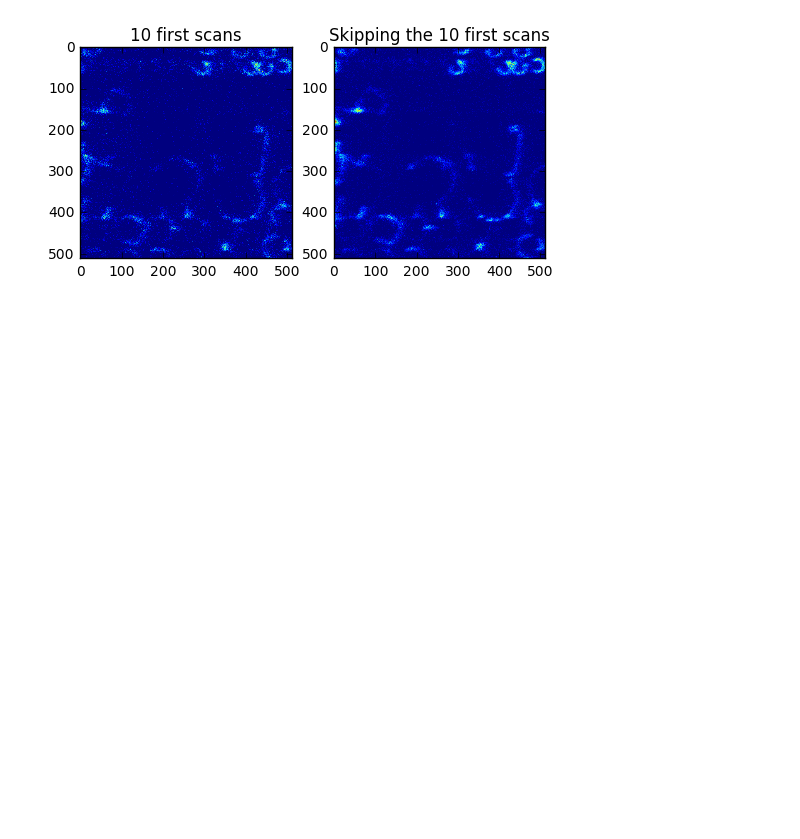
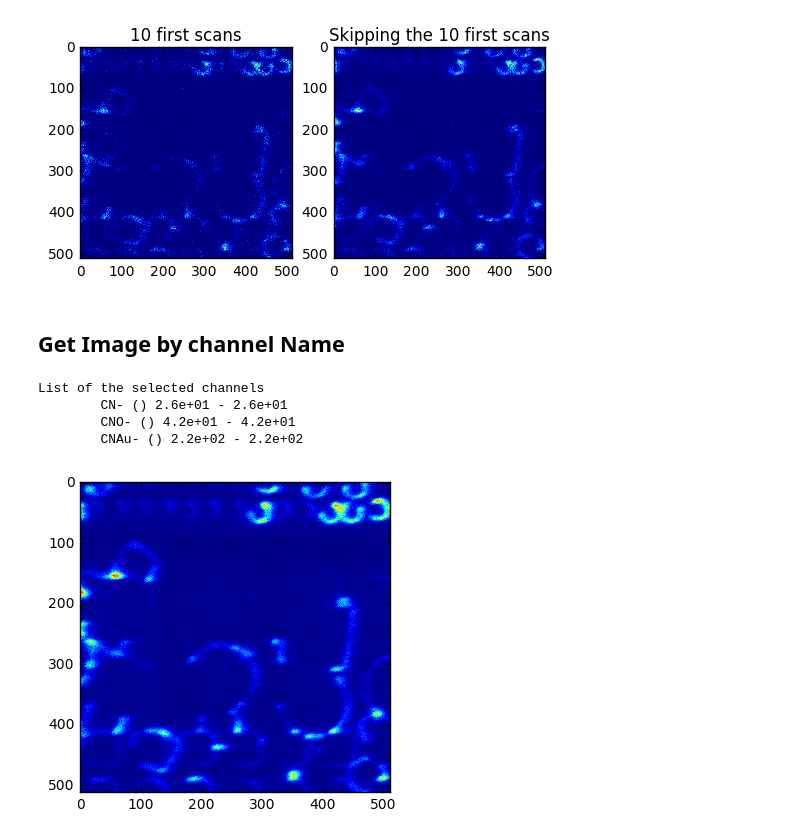
Before and after one commit to scholi/pyTOF, a Jupyter notebook: doc/pyTOF Documentation.ipynb, the cells around one changed output. Cells and saved outputs as stored; diff of their text form; code cells hidden in the pictures; blank space fills up the shorter version.

```diff
--- a/doc/pyTOF Documentation.ipynb
+++ b/doc/pyTOF Documentation.ipynb
@@ -59,3 +62,17 @@ ax[1].imshow(A.getSumImageByMass(42,range(10,A.Nscan)));
 ax[1].set_title("Skipping the 10 first scans");
 # %% [output]
 [figure]
+# %% [markdown]
+## Get Image by channel Name
+# %%
+Z,ch = A.getSumImageByName('CN')
+print("List of the selected channels")
+for z in ch:
+    print("\t{name} ({desc}) {lower:.2} - {upper:.2}".format(desc=z[b'desc']['utf16'],name=z[b'assign']['utf16'],lower=z[b'lmass']['float'],upper=z[b'umass']['float']))
+plt.imshow(Z);
+# %% [output]
+List of the selected channels
+        CN- () 2.6e+01 - 2.6e+01
+        CNO- () 4.2e+01 - 4.2e+01
+        CNAu- () 2.2e+02 - 2.2e+02
+[figure, added]
```
Also changed, not shown: parts of 3 cells of this notebook.
